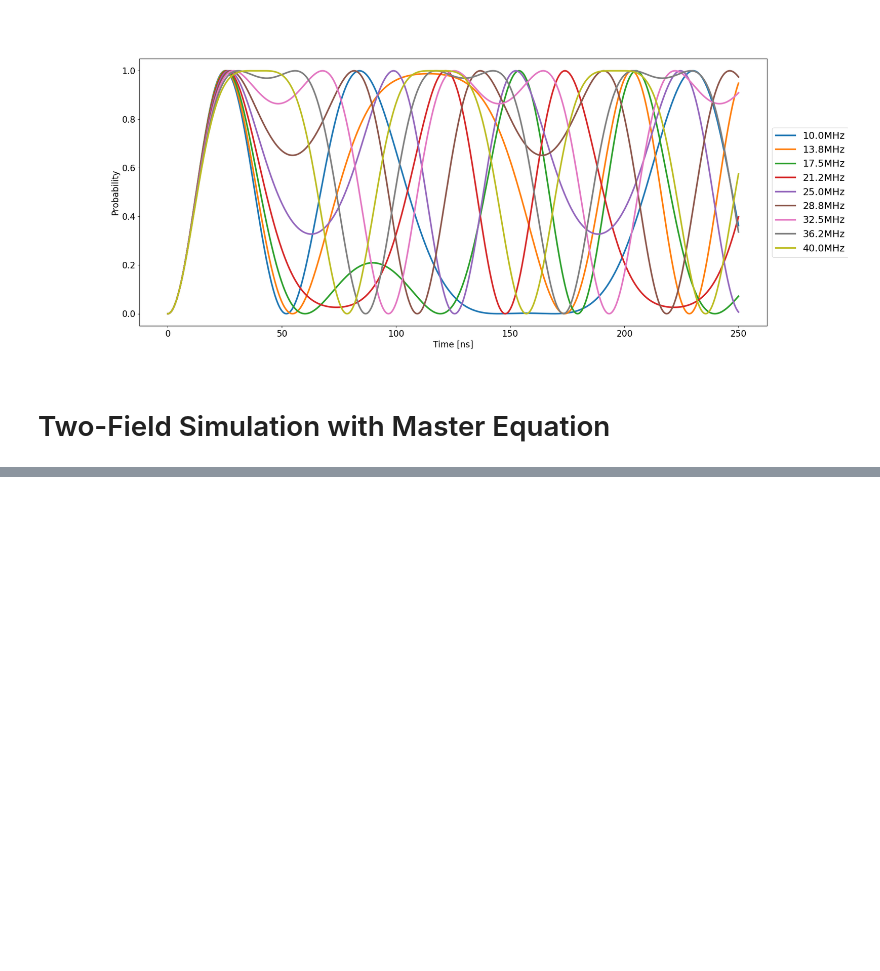
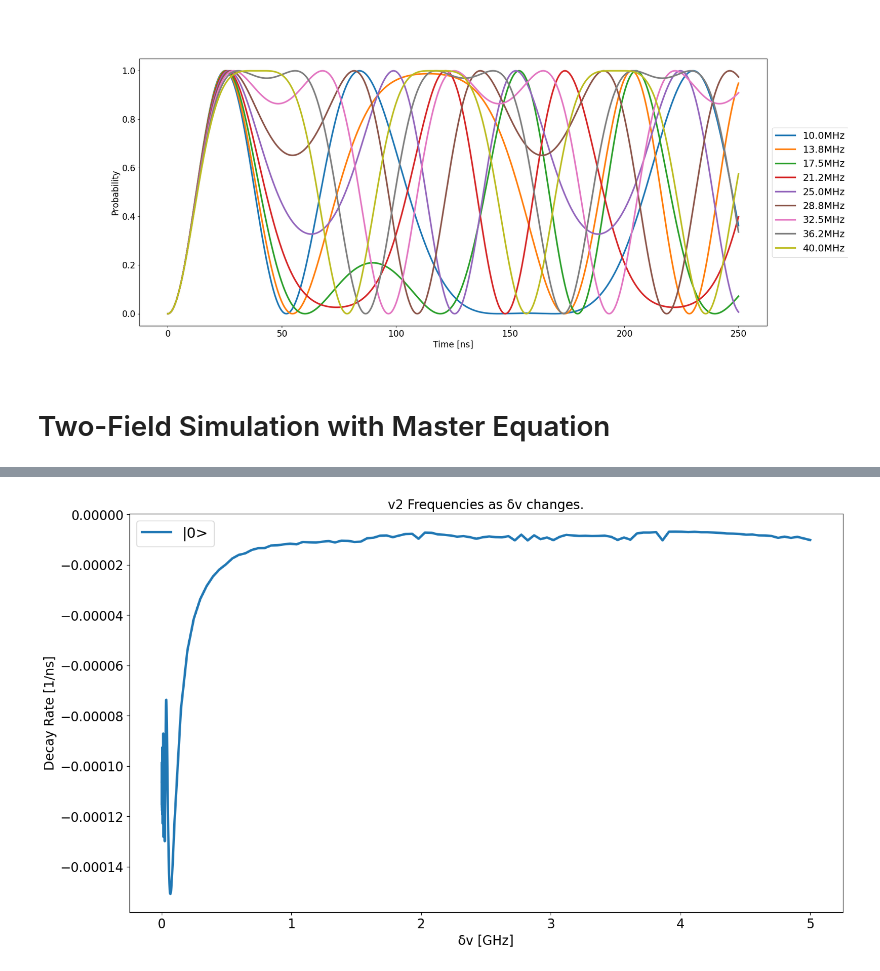
Before and after one commit to ZakEspley/TLS-Intro, a Jupyter notebook: QuTIP/DualField.ipynb, the cells around one changed output, grey strips where cells are left out. Saved outputs shown, nothing was run; the diff lists cells and outputs as text; code cells hidden in the pictures; blank space fills up the shorter version.

```diff
--- a/QuTIP/DualField.ipynb
+++ b/QuTIP/DualField.ipynb
@@ -473,0 +635,24 @@ result = sesolve(H2, ψ0, times, e_ops=[], args=dict(eps=ϵ, vp=νp, omegaX=Ωx,
+# %%
+fig, ax = plt.subplots(figsize=(16,9))
+fakedvs = np.linspace(dvmin, dvmax, 500)
+dconcat = ds_original + ds[:]
+dvconcat = dvs_original + dvdata[:]
+ax.plot(dvconcat, dconcat, label="|0>")
+title = "v2 Frequencies as δv changes."
+
+f1 = (1+4*Ωx)/(10*dv)
+f2 = dv
+# fitData = linregress(dvdata, v2s)
+# print(fitData)
+# pop1, pcov1 = curve_fit(FM, result.times, zero, [0.5, f1, 0, f2, 0, 0.5, 0.000175])
+# ax.plot(result.times, FM3(result.times, *[0.5, 0.01, 0, 0.01, 0, 0.05, 0.5, -0.000175]))
+# ax.plot(fakedvs, line(fakedvs, fitData.slope, fitData.intercept), label=f"Fit: y={fitData.slope:0.4f}δv+{fitData.intercept:0.4f}")
+# ax.plot(fakedvs, v1Guess(fakedvs, Ωx), "--", label="Guess")
+ax.set_xlabel("δv [GHz]")
+ax.set_ylabel("Decay Rate [1/ns]")
+# ax.set_xlim(0,lim)
+ax.set_title(title)
+ax.legend()
+plt.show()
+# %% [output]
+[figure, added]
```
Also changed, not shown: parts of 18 cells of this notebook, 4 other files.
